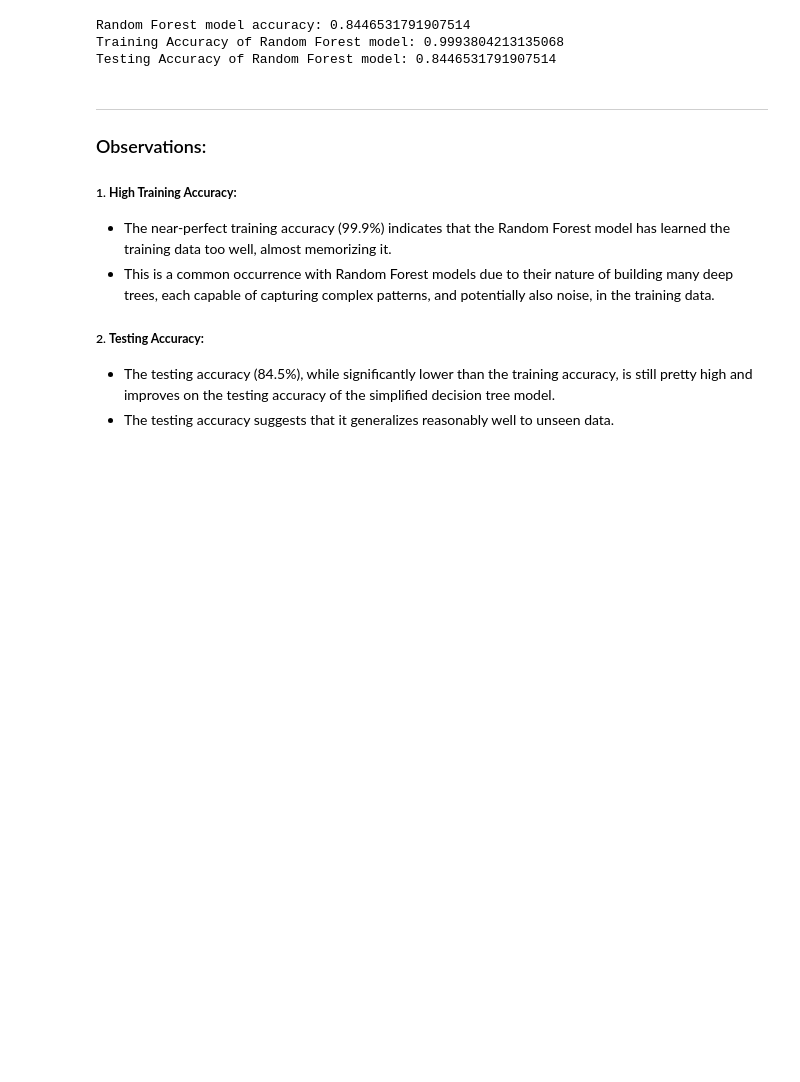
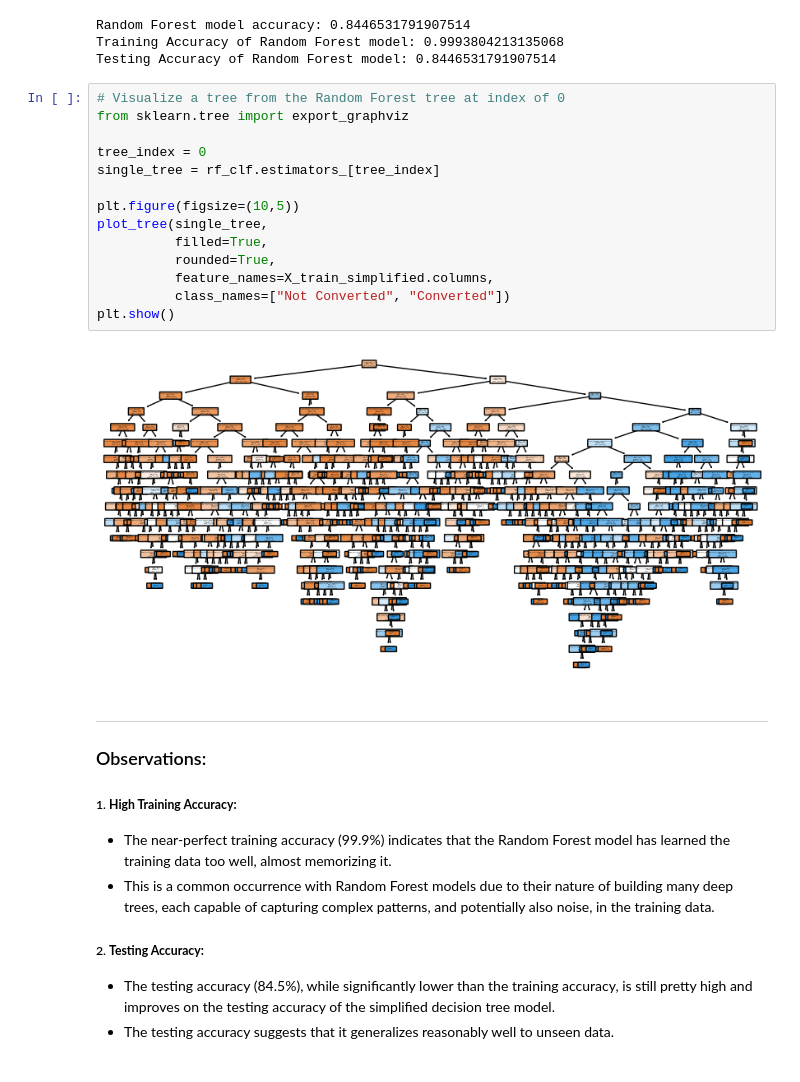
Before and after one commit to kaizengrowth/machine_learning_projects, a Jupyter notebook: KaitlinCort_MIT_RandomForest_GridSearchCSV.ipynb, the cells around one changed output. Saved outputs shown, nothing was run; the diff lists cells and outputs as text; blank space fills up the shorter version.

```diff
--- a/KaitlinCort_MIT_RandomForest_GridSearchCSV.ipynb
+++ b/KaitlinCort_MIT_RandomForest_GridSearchCSV.ipynb
@@ -1442,6 +1466,22 @@ print("Testing Accuracy of Random Forest model:", testing_accuracy_rf)
 Random Forest model accuracy: 0.8446531791907514
 Training Accuracy of Random Forest model: 0.9993804213135068
 Testing Accuracy of Random Forest model: 0.8446531791907514
+# %%
+# Visualize a tree from the Random Forest tree at index of 0
+from sklearn.tree import export_graphviz
+
+tree_index = 0
+single_tree = rf_clf.estimators_[tree_index]
+
+plt.figure(figsize=(10,5))
+plot_tree(single_tree,
+          filled=True,
+          rounded=True,
+          feature_names=X_train_simplified.columns,
+          class_names=["Not Converted", "Converted"])
+plt.show()
+# %% [output]
+[figure, added]
 # %% [markdown]
 ---
 
```
Also changed, not shown: parts of 7 cells of this notebook.
